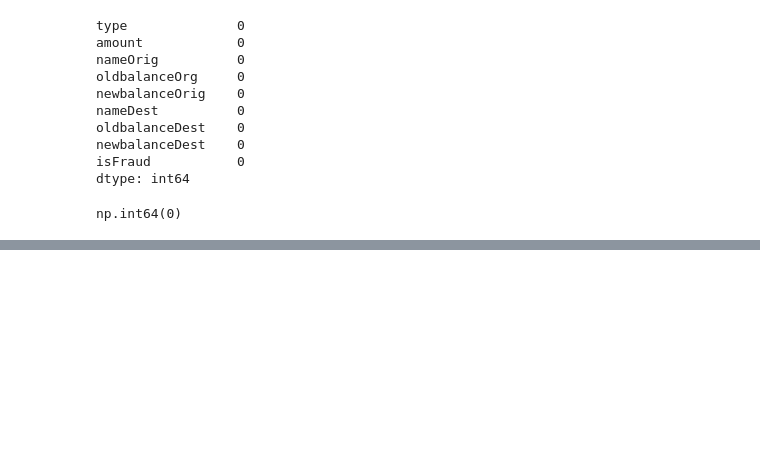
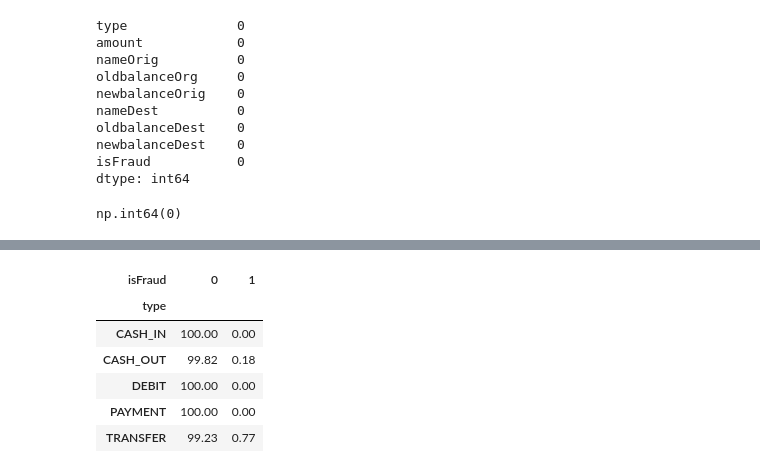
Before and after one commit to christianbusalanan/fraud-detection, a Jupyter notebook: notebooks/01_eda_and_feature_engineering.ipynb, the cells around one changed output, grey strips where cells are left out. Cells and saved outputs as stored; diff of their text form; code cells hidden in the pictures; blank space fills up the shorter version.

```diff
--- a/notebooks/01_eda_and_feature_engineering.ipynb
+++ b/notebooks/01_eda_and_feature_engineering.ipynb
@@ -68,0 +79,12 @@ df.groupby('isFraud')['amount'].agg({'mean', 'median'}).round(2)
+# %%
+# Transaction frequency by type and fraud status
+pd.crosstab(df['type'], df['isFraud'],
+            normalize='index').round(4) * 100
+# %% [output]
+| isFraud | 0 | 1 |
+| type |  |  |
+| CASH_IN | 100.00 | 0.00 |
+| CASH_OUT | 99.82 | 0.18 |
+| DEBIT | 100.00 | 0.00 |
+| PAYMENT | 100.00 | 0.00 |
+| TRANSFER | 99.23 | 0.77 |
```
Also changed, not shown: parts of 7 cells of this notebook.
